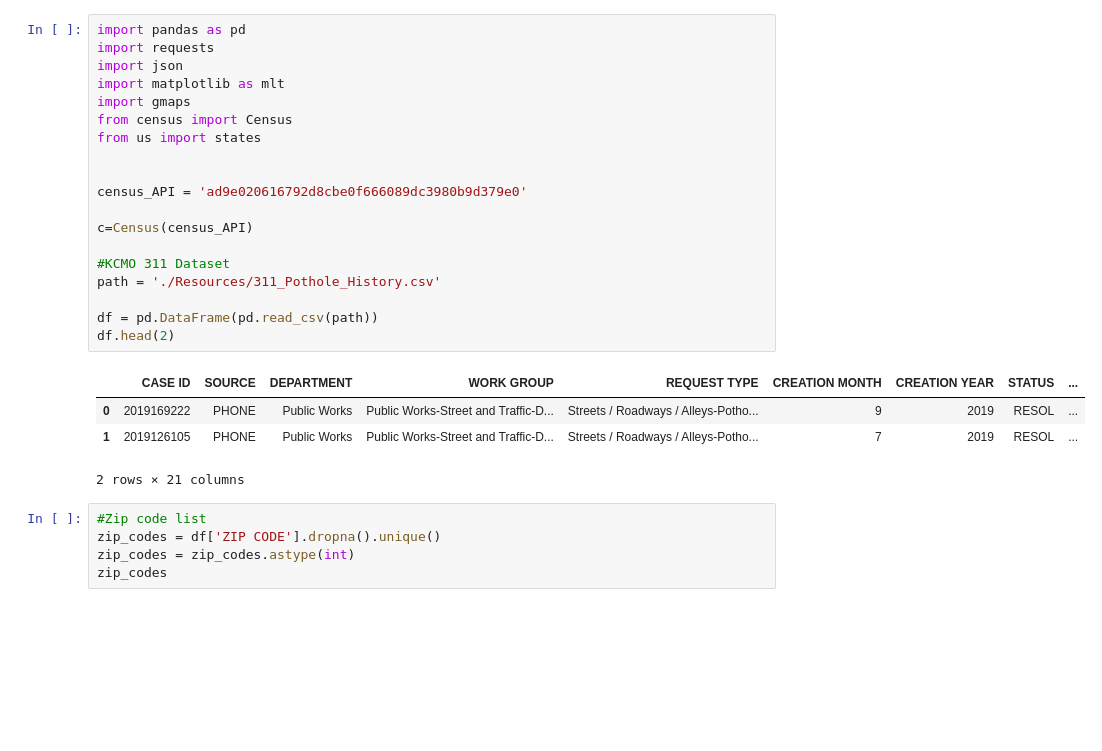
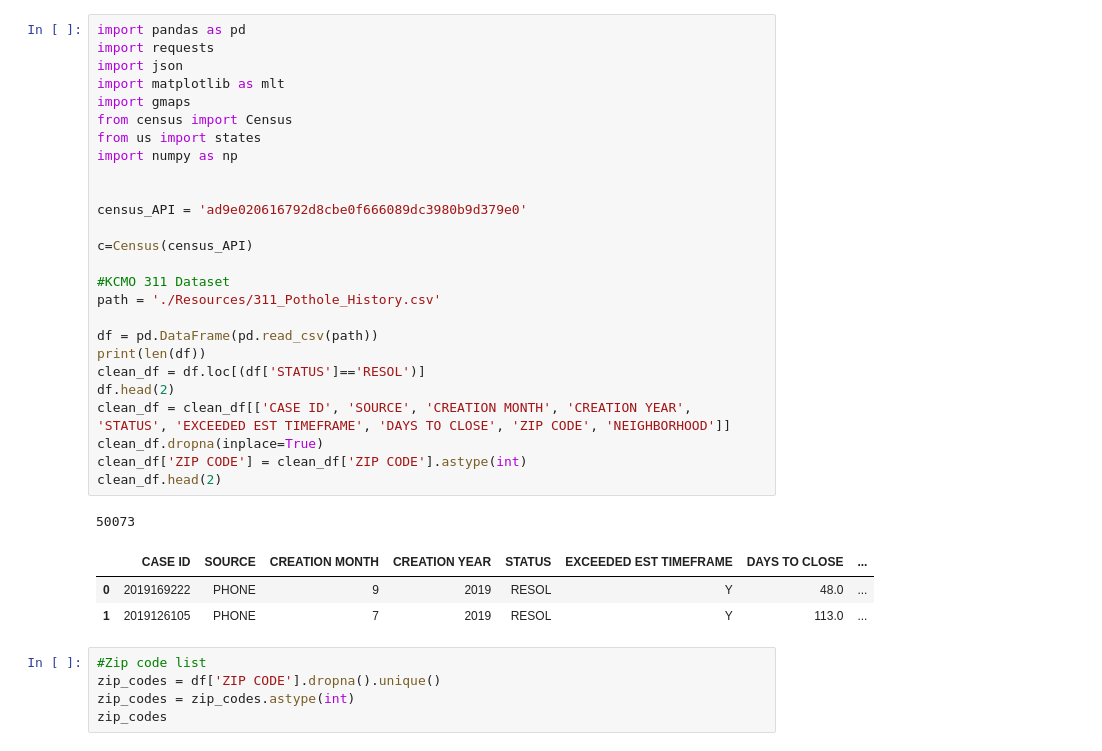
Before and after one commit to kristanlpruett/Project-1-KU-EDW-DATA, a Jupyter notebook: 20200826 Jays attempt.ipynb, the cells around one changed output. Cells and saved outputs as stored; diff of their text form; blank space fills up the shorter version.

```diff
--- a/20200826 Jays attempt.ipynb
+++ b/20200826 Jays attempt.ipynb
@@ -1,27 +1,34 @@
 # %%
 import pandas as pd
 import requests
 import json
 import matplotlib as mlt
 import gmaps
 from census import Census
 from us import states
+import numpy as np
 
 
 census_API = 'ad9e020616792d8cbe0f666089dc3980b9d379e0'
 
 c=Census(census_API)
 
 #KCMO 311 Dataset
 path = './Resources/311_Pothole_History.csv'
 
 df = pd.DataFrame(pd.read_csv(path))
+print(len(df))
+clean_df = df.loc[(df['STATUS']=='RESOL')]
 df.head(2)
+clean_df = clean_df[['CASE ID', 'SOURCE', 'CREATION MONTH', 'CREATION YEAR', 'STATUS', 'EXCEEDED EST TIMEFRAME', 'DAYS TO CLOSE', 'ZIP CODE', 'NEIGHBORHOOD']]
+clean_df.dropna(inplace=True)
+clean_df['ZIP CODE'] = clean_df['ZIP CODE'].astype(int)
+clean_df.head(2)
 # %% [output]
+50073
-|  | CASE ID | SOURCE | DEPARTMENT | WORK GROUP | REQUEST TYPE | CREATION MONTH | CREATION YEAR | STATUS | ... |
-| 0 | 2019169222 | PHONE | Public Works | Public Works-Street and Traffic-D... | Streets / Roadways / Alleys-Potho... | 9 | 2019 | RESOL | ... |
-| 1 | 2019126105 | PHONE | Public Works | Public Works-Street and Traffic-D... | Streets / Roadways / Alleys-Potho... | 7 | 2019 | RESOL | ... |
+|  | CASE ID | SOURCE | CREATION MONTH | CREATION YEAR | STATUS | EXCEEDED EST TIMEFRAME | DAYS TO CLOSE | ... |
+| 0 | 2019169222 | PHONE | 9 | 2019 | RESOL | Y | 48.0 | ... |
+| 1 | 2019126105 | PHONE | 7 | 2019 | RESOL | Y | 113.0 | ... |
-2 rows × 21 columns
 # %%
 #Zip code list
 zip_codes = df['ZIP CODE'].dropna().unique()
```
Also changed, not shown: parts of 2 cells of this notebook.
